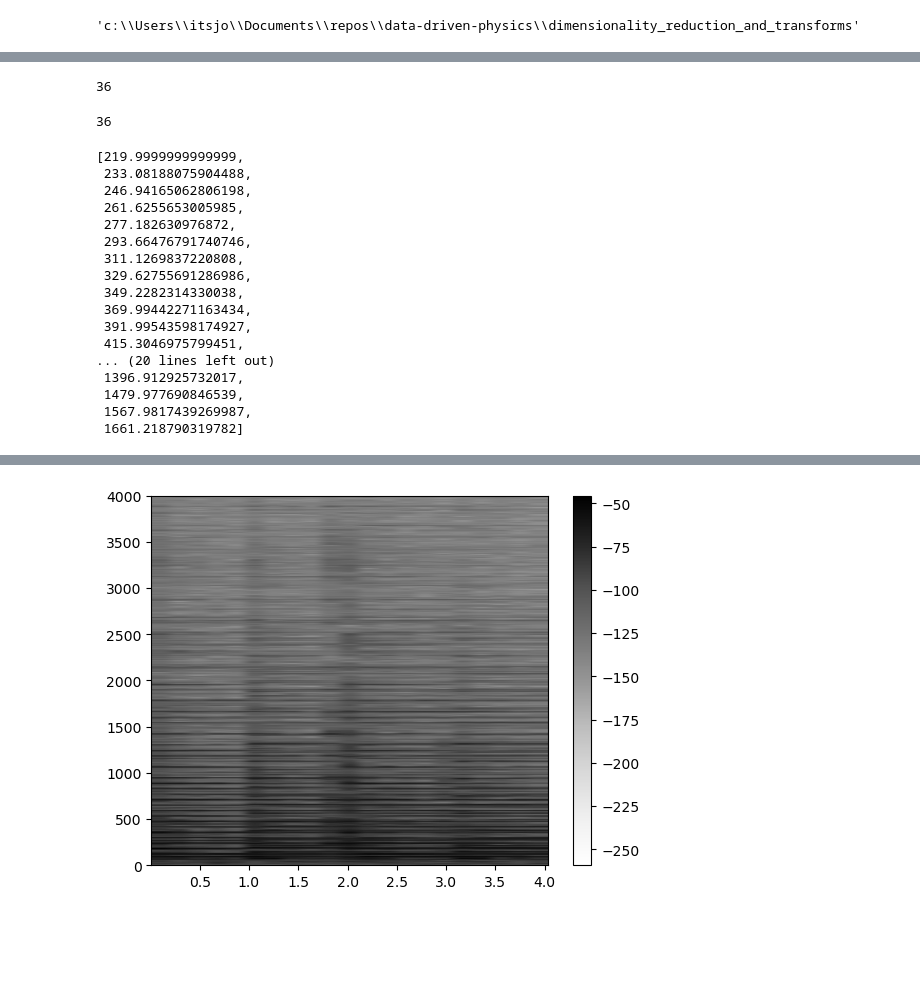
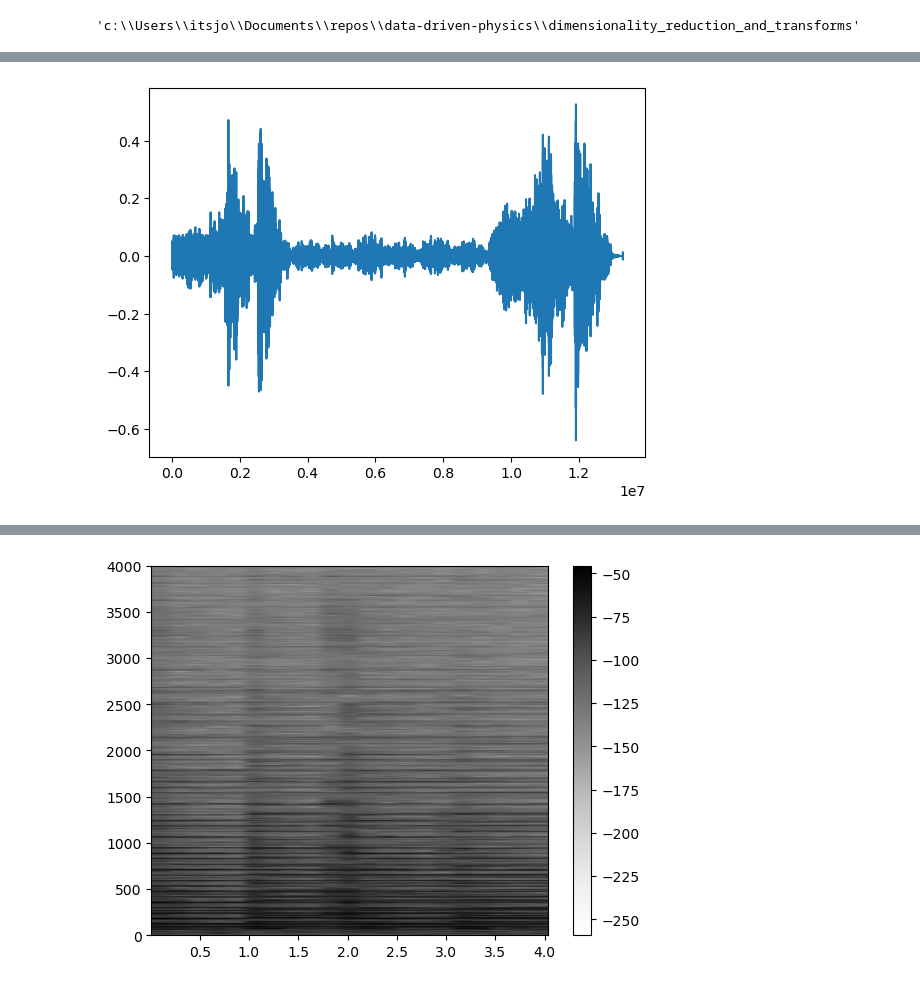
Before and after one commit to shondle/data-driven-physics, a Jupyter notebook: dimensionality_reduction_and_transforms/fourier.ipynb, the cells around one changed output, grey strips where cells are left out. Drawn from its saved outputs; the diff is of its cells as text; code cells hidden in the pictures; blank space fills up the shorter version.

```diff
--- a/dimensionality_reduction_and_transforms/fourier.ipynb
+++ b/dimensionality_reduction_and_transforms/fourier.ipynb
@@ -23,2 +53,9 @@ y, sr = librosa.load('chopin.mp3', sr=sampling_rate)
+# %%
+# taking out the noise using FFT power spectrum
+plt.plot(y)
+
+plt.show()
+# %% [output]
+[figure, added]
 # %%
 # computing the fourier transform
@@ -40,31 +80,3 @@ notes *= 3
-# %%
-len(notes)
-# %% [output]
-36
-# %%
-len(freqs)
-# %% [output]
-36
-# %%
-freqs
-# %% [output]
-[219.9999999999999,
- 233.08188075904488,
- 246.94165062806198,
- 261.6255653005985,
- 277.182630976872,
- 293.66476791740746,
- 311.1269837220808,
- 329.62755691286986,
- 349.2282314330038,
- 369.99442271163434,
- 391.99543598174927,
- 415.3046975799451,
-... (20 lines left out)
- 1396.912925732017,
- 1479.977690846539,
- 1567.9817439269987,
- 1661.218790319782]
 # %%
 # Display spectogram
 plt.figure(figsize=(12, 8))
```
Also changed, not shown: parts of 13 cells of this notebook.
